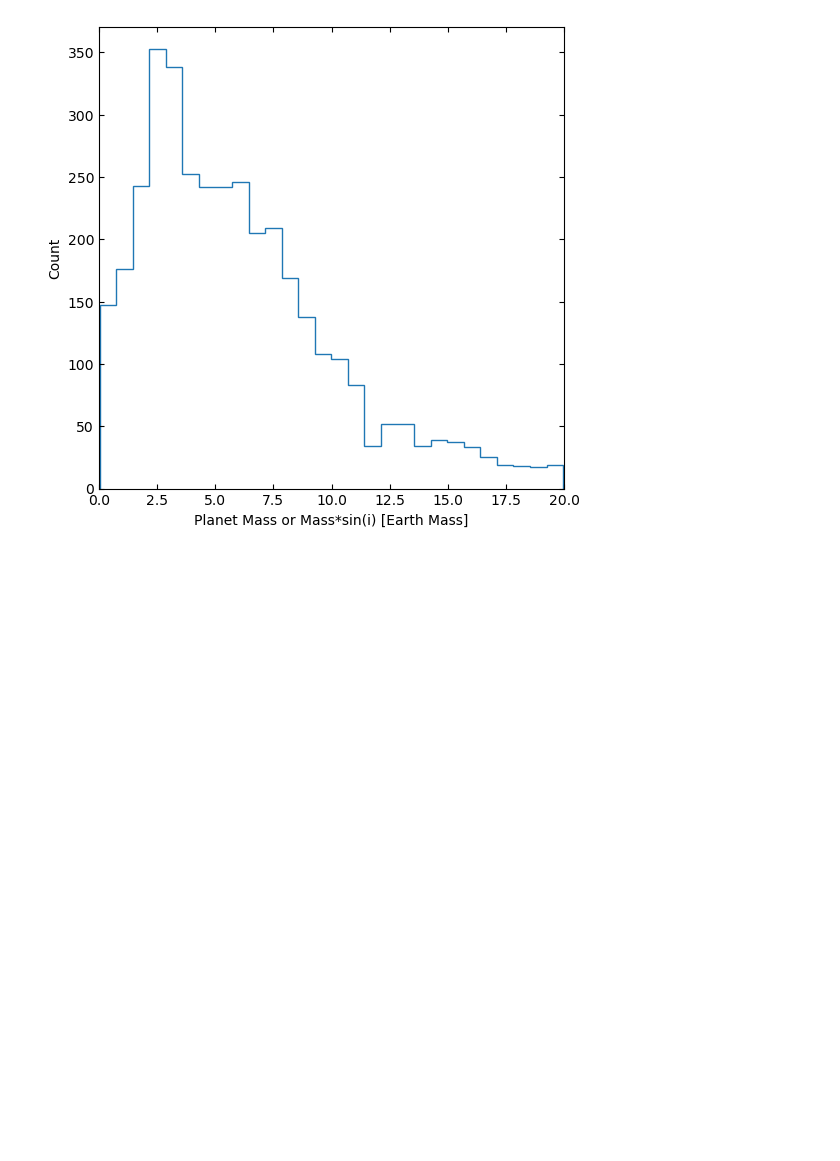
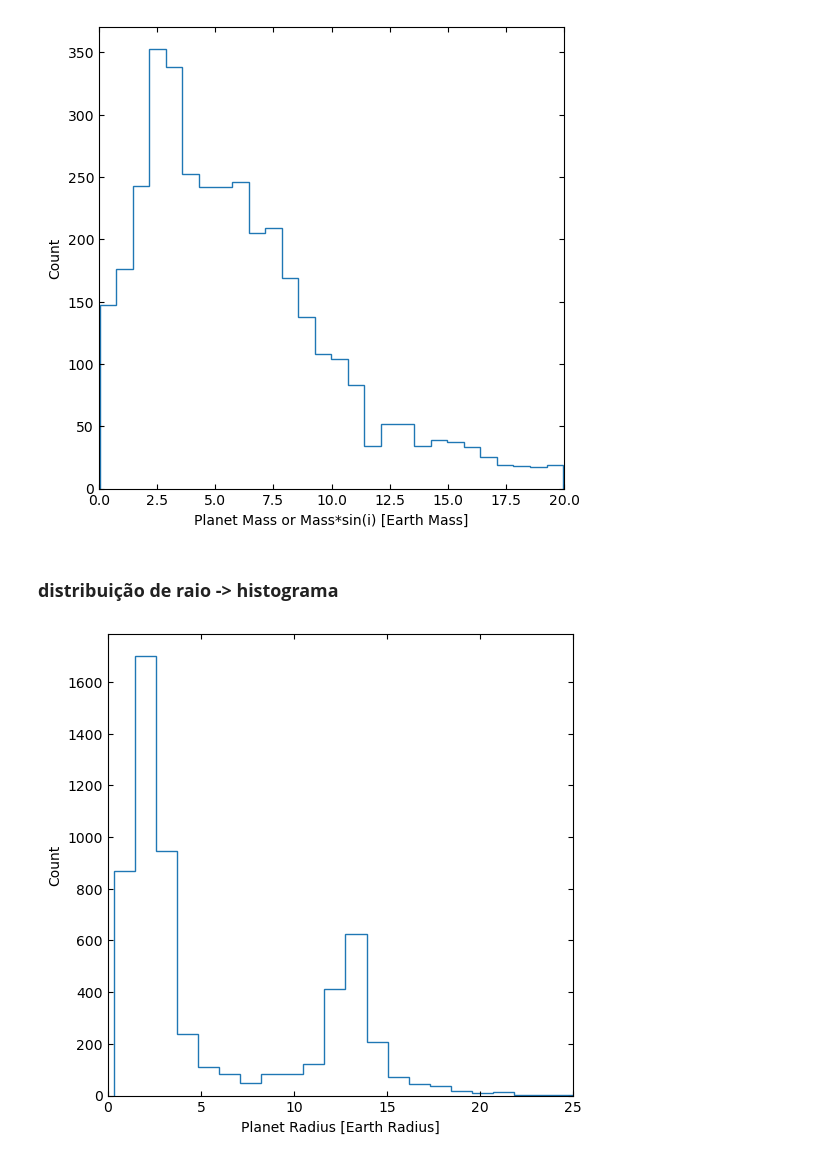
Before and after one commit to ylaksl/Exoplanets-Stats, a Jupyter notebook: exoplanet-stats.ipynb, the cells around one changed output. Cells and saved outputs as stored; diff of their text form; code cells hidden in the pictures; blank space fills up the shorter version.

Commit message:
um bocado de plots

```diff
--- a/exoplanet-stats.ipynb
+++ b/exoplanet-stats.ipynb
@@ -105,3 +105,28 @@ plt.xlabel('Planet Mass or Mass*sin(i) [Earth Mass]')
 plt.show()
 # %% [output]
 [figure]
+# %% [markdown]
+### **distribuição de raio -> histograma**
+# %%
+plot3 = sample_primordial[sample_primordial['pl_rade'] != 0]
+
+plot3_2 = plot3[plot3['pl_rade'] < 10]
+
+plot3_2 = plot3_2['pl_rade'].dropna()
+plot3 = plot3['pl_rade'].dropna()
+# %%
+num_bins = freedman_diaconis_bins(plot3)
+
+## all planets
+plt.figure(figsize=(6,6))
+h, edges = np.histogram(plot3,bins=num_bins)
+plt.stairs(h, edges, label='Simple histogram')
+plt.xlim(0,25)
+
+plt.tick_params(direction='in', which = 'both', bottom = 1, top =1, left = 1, right = 1)
+
+plt.ylabel('Count')
+plt.xlabel('Planet Radius [Earth Radius]')
+plt.show()
+# %% [output]
+[figure, added]
```
Also changed, not shown: parts of 11 cells of this notebook, 3 other files.
